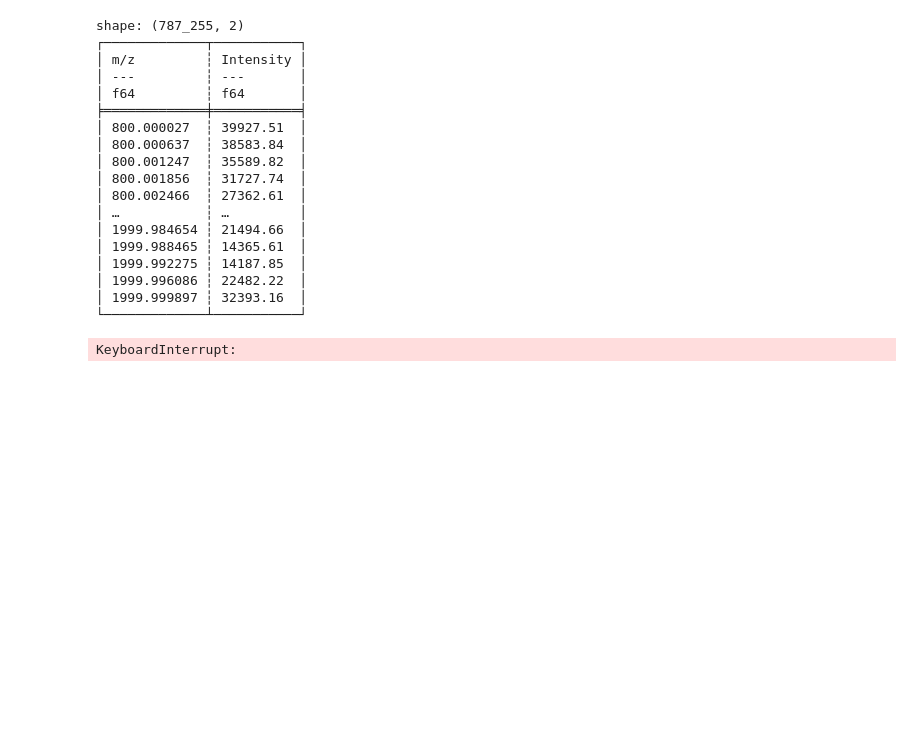
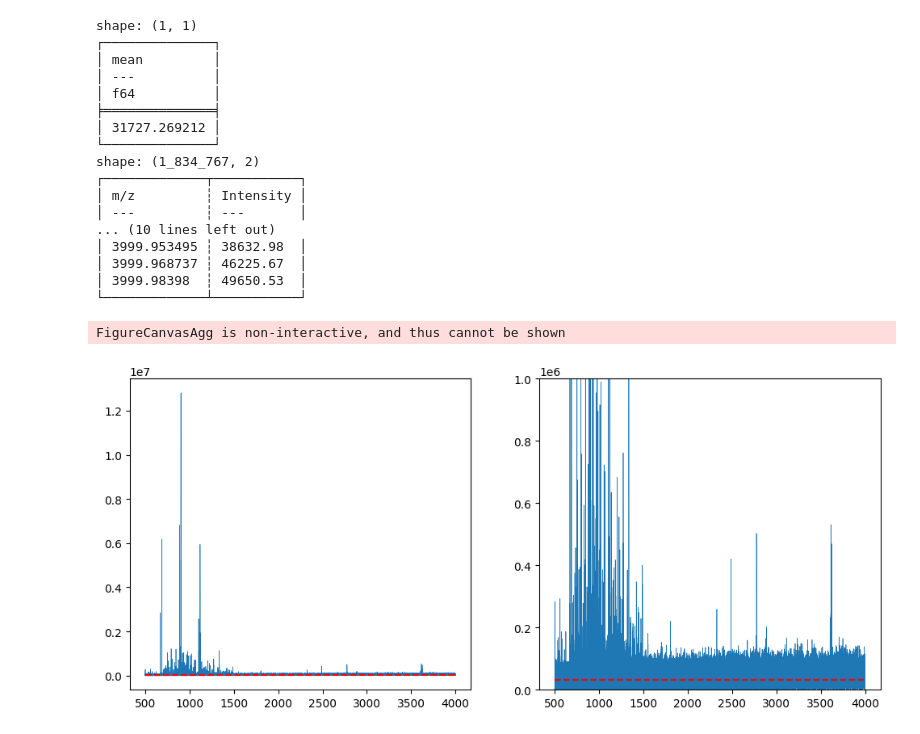
Before and after one commit to Protactinium92/SugarMALDI, a Jupyter notebook: src/spectre.ipynb, the cells around one changed output. Drawn from its saved outputs; the diff is of its cells as text; code cells hidden in the pictures; blank space fills up the shorter version.

Commit message:
Transformation spectrum

```diff
--- a/src/spectre.ipynb
+++ b/src/spectre.ipynb
@@ -56,34 +56,45 @@ def plot_spectrum(spectrum):
 dir = "../data/standards/"
 files = [f for f in os.listdir(dir) if f.endswith(".csv")]
 spectra = parse_spectra(dir, files)
+
 spectr_0 = (spectra['Spectrum_0']
-            .filter(pl.col('m/z')>800)
-            .filter(pl.col('m/z')<2000)
+            #.filter(pl.col('m/z')>800)
+            #.filter(pl.col('m/z')<2000)
             .collect())
+mean = spectr_0.select(pl.col('Intensity').mean().alias("mean"))
+print(mean)
+
 print(spectr_0)
-#plot_spectrum(spectr_0)
+plot_spectrum(spectr_0)
 # %% [output]
-shape: (787_255, 2)
+shape: (1, 1)
+┌──────────────┐
+│ mean         │
+│ ---          │
+│ f64          │
+╞══════════════╡
+│ 31727.269212 │
+└──────────────┘
+shape: (1_834_767, 2)
 ┌─────────────┬───────────┐
 │ m/z         ┆ Intensity │
 │ ---         ┆ ---       │
-│ f64         ┆ f64       │
-╞═════════════╪═══════════╡
-│ 800.000027  ┆ 39927.51  │
-│ 800.000637  ┆ 38583.84  │
-│ 800.001247  ┆ 35589.82  │
-│ 800.001856  ┆ 31727.74  │
-│ 800.002466  ┆ 27362.61  │
-│ …           ┆ …         │
-│ 1999.984654 ┆ 21494.66  │
-│ 1999.988465 ┆ 14365.61  │
-│ 1999.992275 ┆ 14187.85  │
-│ 1999.996086 ┆ 22482.22  │
-│ 1999.999897 ┆ 32393.16  │
+... (10 lines left out)
+│ 3999.953495 ┆ 38632.98  │
+│ 3999.968737 ┆ 46225.67  │
+│ 3999.98398  ┆ 49650.53  │
 └─────────────┴───────────┘
 # %%
-fig, ax = plt.subplots()
-ax.plot(x=spectr_0['m/z'], y=spectr_0['Intensity'],linewidth=0.5)
+fig, ax = plt.subplots(nrows=1, ncols=2, figsize=(12, 5))
+ax[0].plot(spectr_0['m/z'], spectr_0['Intensity'],linewidth=0.5)
+ax[0].hlines(y=mean, xmin=spectr_0['m/z'].min(), xmax=spectr_0['m/z'].max(),
+          colors='r', linestyles='dashed', label='Mean Intensity')
+
+ax[1].plot(spectr_0['m/z'], spectr_0['Intensity'],linewidth=0.5)
+ax[1].hlines(y=mean, xmin=spectr_0['m/z'].min(), xmax=spectr_0['m/z'].max(),
+          colors='r', linestyles='dashed', label='Mean Intensity')
+ax[1].set_ylim(0,0.1*10**7)
 fig.show()
 # %% [output]
-KeyboardInterrupt:
+FigureCanvasAgg is non-interactive, and thus cannot be shown
+[figure, added]
```
Also changed, not shown: parts of 9 cells of this notebook, 2 other files.
